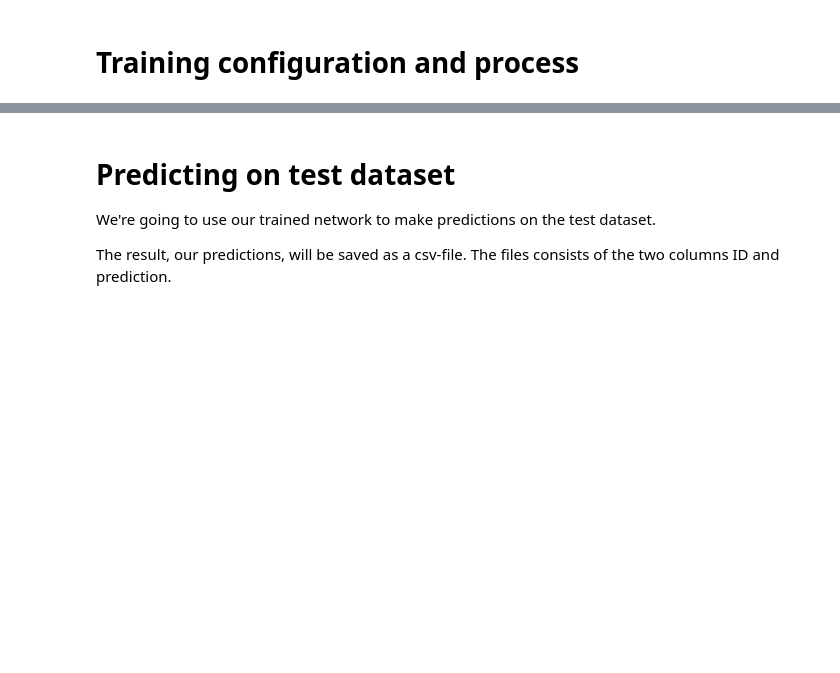
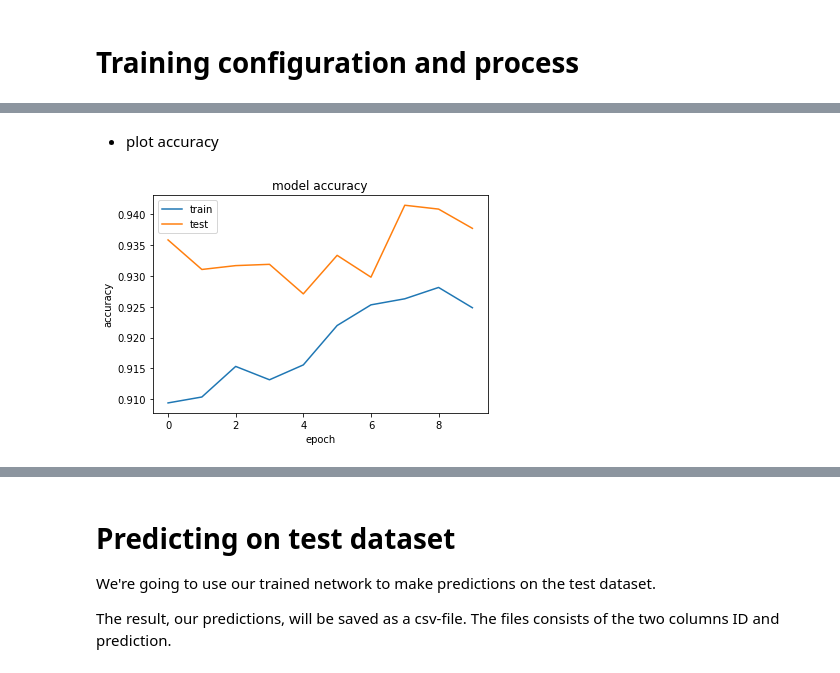
Before and after one commit to irzref/OCR-CNN, a Jupyter notebook: OCR-CNN.ipynb, the cells around one changed output, grey strips where cells are left out. Drawn from its saved outputs; the diff is of its cells as text; code cells hidden in the pictures; blank space fills up the shorter version.

Commit message:
add plot

```diff
--- a/OCR-CNN.ipynb
+++ b/OCR-CNN.ipynb
@@ -293,9 +293,10 @@ datagen = ImageDataGenerator(
 
 datagen.fit(split_train_x)
 
-model.fit_generator(datagen.flow(split_train_x,split_train_y, batch_size=64),
-                              epochs = 10, validation_data = (split_val_x,split_val_y),
-                              verbose = 2, steps_per_epoch=700
-                              , callbacks=[reduce_lr])
+history = model.fit_generator(
+                        datagen.flow(split_train_x,split_train_y, batch_size=64),
+                        epochs = 10, validation_data = (split_val_x,split_val_y),
+                        verbose = 2, steps_per_epoch=700,
+                        callbacks=[reduce_lr])
 # %% [output]
 Epoch 1/10
@@ -321,0 +322,14 @@ Epoch 10/10
+# %% [markdown]
+* plot accuracy
+# %%
+plt.plot(history.history['acc'])
+plt.plot(history.history['val_acc'])
+plt.title('model accuracy')
+plt.ylabel('accuracy')
+plt.xlabel('epoch')
+plt.legend(['train', 'test'], loc='upper left')
+plt.show()
+#plt.savefig('acc.jpg',dpi = 200)
+#plt.clf()
+# %% [output]
+[figure, added]
```
Also changed, not shown: parts of 3 cells of this notebook.
